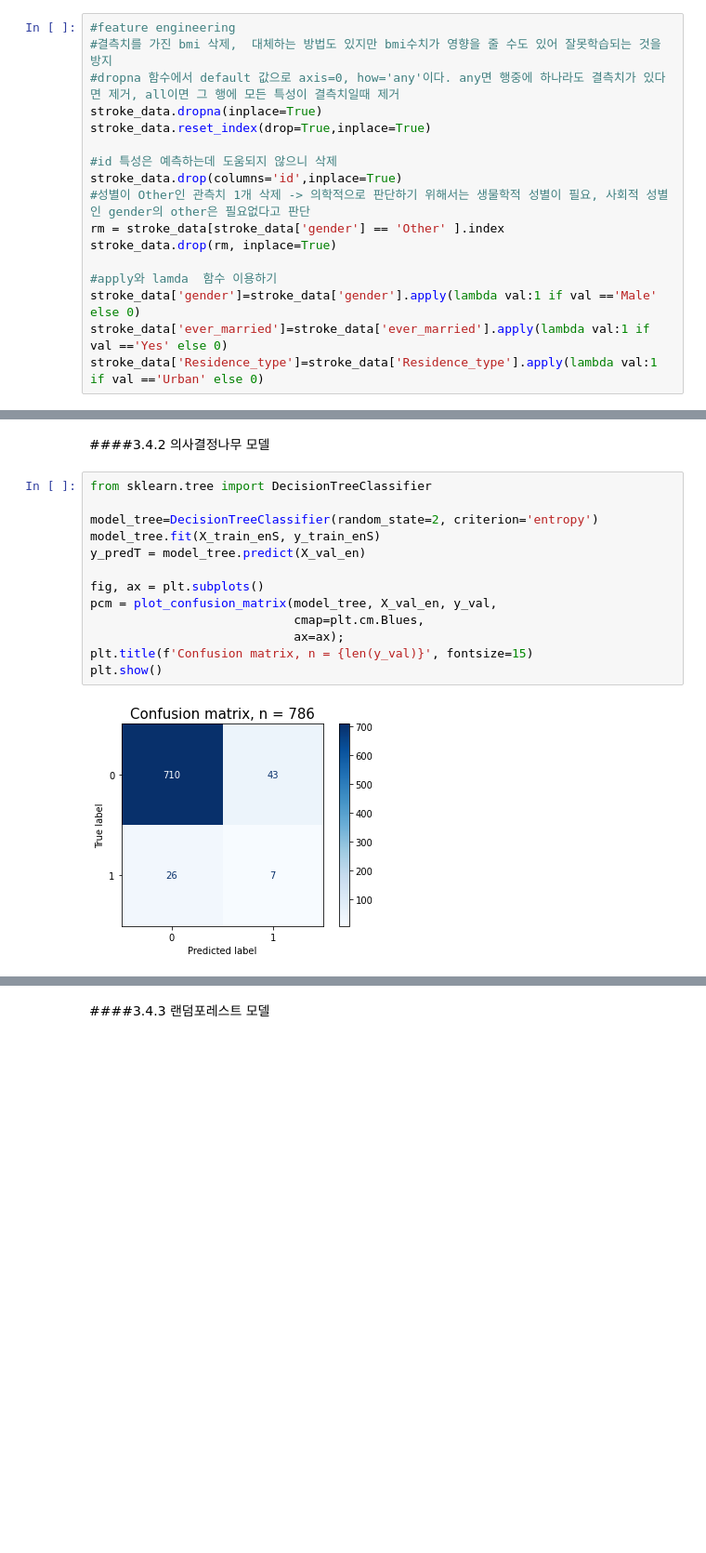
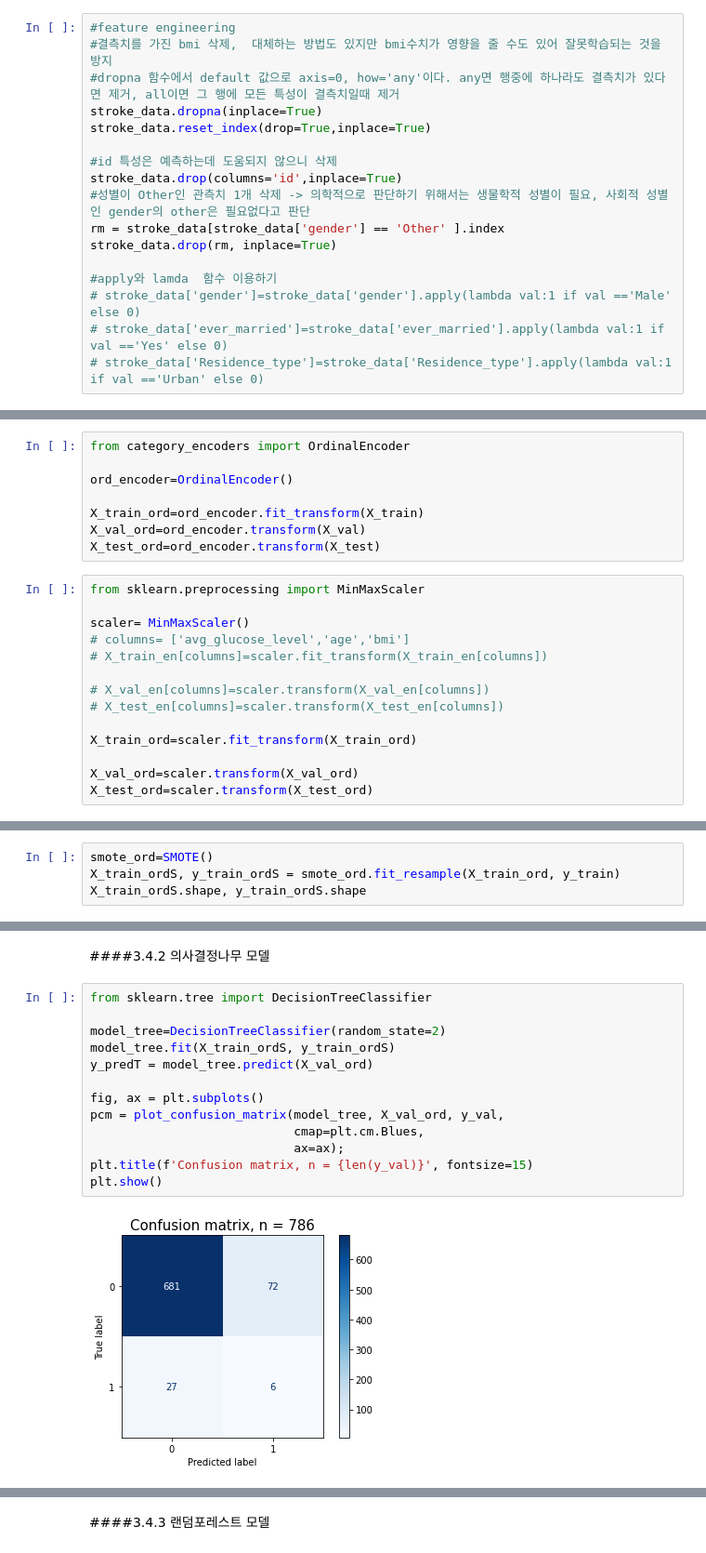
Before and after one commit to sanha-hwang/Stroke-prediction, a Jupyter notebook: Project2_Stroke_Prediction.ipynb, the cells around one changed output, grey strips where cells are left out. Shown at 93% size. Drawn from its saved outputs; the diff is of its cells as text; blank space fills up the shorter version.

```diff
--- a/Project2_Stroke_Prediction.ipynb
+++ b/Project2_Stroke_Prediction.ipynb
@@ -246,9 +246,9 @@ rm = stroke_data[stroke_data['gender'] == 'Other' ].index
 stroke_data.drop(rm, inplace=True)
 
 #apply와 lamda  함수 이용하기
-stroke_data['gender']=stroke_data['gender'].apply(lambda val:1 if val =='Male' else 0)
-stroke_data['ever_married']=stroke_data['ever_married'].apply(lambda val:1 if val =='Yes' else 0)
-stroke_data['Residence_type']=stroke_data['Residence_type'].apply(lambda val:1 if val =='Urban' else 0)
+# stroke_data['gender']=stroke_data['gender'].apply(lambda val:1 if val =='Male' else 0)
+# stroke_data['ever_married']=stroke_data['ever_married'].apply(lambda val:1 if val =='Yes' else 0)
+# stroke_data['Residence_type']=stroke_data['Residence_type'].apply(lambda val:1 if val =='Urban' else 0)
 # %%
 stroke_data
 # %% [output]
@@ -379,3 +382,25 @@ ValueError: ignored
+# %%
+from category_encoders import OrdinalEncoder
+
+ord_encoder=OrdinalEncoder()
+
+X_train_ord=ord_encoder.fit_transform(X_train)
+X_val_ord=ord_encoder.transform(X_val)
+X_test_ord=ord_encoder.transform(X_test)
+# %%
+from sklearn.preprocessing import MinMaxScaler
+
+scaler= MinMaxScaler()
+# columns= ['avg_glucose_level','age','bmi']
+# X_train_en[columns]=scaler.fit_transform(X_train_en[columns])
+
+# X_val_en[columns]=scaler.transform(X_val_en[columns])
+# X_test_en[columns]=scaler.transform(X_test_en[columns])
+
+X_train_ord=scaler.fit_transform(X_train_ord)
+
+X_val_ord=scaler.transform(X_val_ord)
+X_test_ord=scaler.transform(X_test_ord)
 # %% [markdown]
 ###3.3 Over-sampling
 # %%
@@ -392,0 +418,4 @@ X_train_enS.shape, y_train_enS.shape
+# %%
+smote_ord=SMOTE()
+X_train_ordS, y_train_ordS = smote_ord.fit_resample(X_train_ord, y_train)
+X_train_ordS.shape, y_train_ordS.shape
@@ -451,18 +475,18 @@ f1-score : 0.17, auc : 0.59
 # %%
 from sklearn.tree import DecisionTreeClassifier
 
-model_tree=DecisionTreeClassifier(random_state=2, criterion='entropy')
-model_tree.fit(X_train_enS, y_train_enS)
-y_predT = model_tree.predict(X_val_en)
+model_tree=DecisionTreeClassifier(random_state=2)
+model_tree.fit(X_train_ordS, y_train_ordS)
+y_predT = model_tree.predict(X_val_ord)
 
 fig, ax = plt.subplots()
-pcm = plot_confusion_matrix(model_tree, X_val_en, y_val,
+pcm = plot_confusion_matrix(model_tree, X_val_ord, y_val,
                             cmap=plt.cm.Blues,
                             ax=ax);
 plt.title(f'Confusion matrix, n = {len(y_val)}', fontsize=15)
 plt.show()
 # %% [output]
-[figure, old version]
+[figure, new version]
 # %%
 print(classification_report(y_val, y_predT))
 # %% [output]
```
Also changed, not shown: parts of 42 cells of this notebook.
